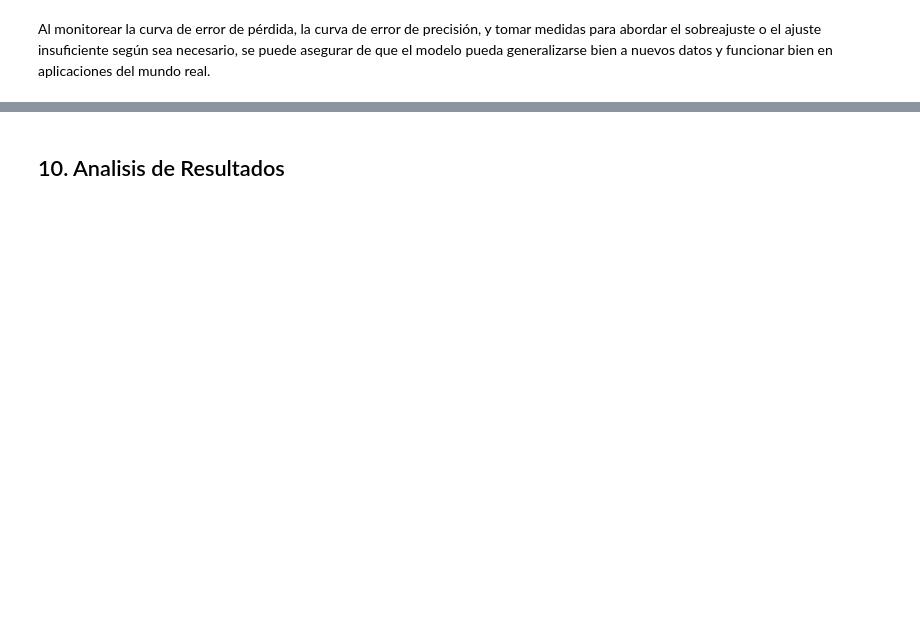
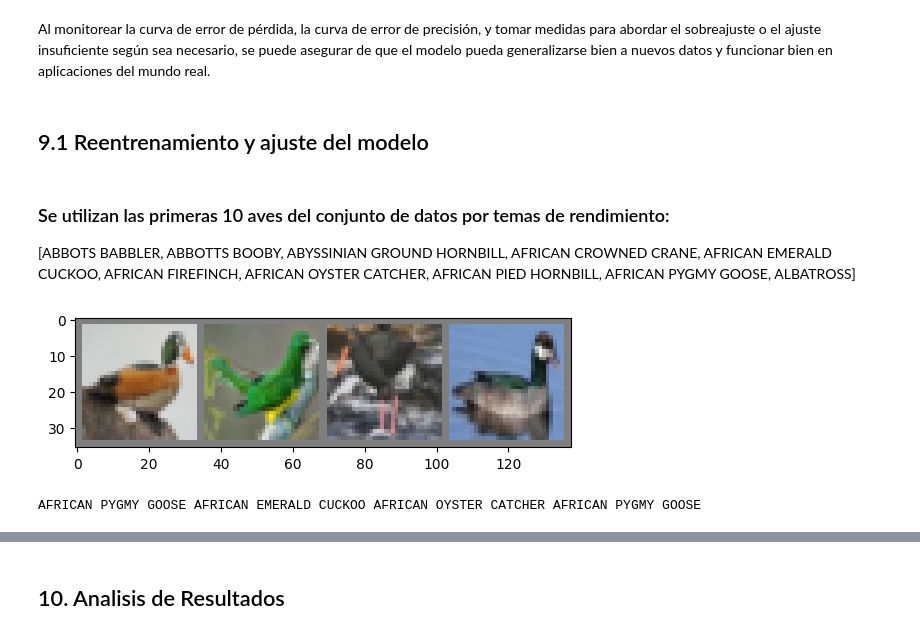
Before and after one commit to fvives99/IA, a Jupyter notebook: TP03/TP03_1.ipynb, the cells around one changed output, grey strips where cells are left out. Cells and saved outputs as stored; diff of their text form; code cells hidden in the pictures; blank space fills up the shorter version.

```diff
--- a/TP03/TP03_1.ipynb
+++ b/TP03/TP03_1.ipynb
@@ -372,2 +389,58 @@ plt.show()
 # %% [markdown]
 Al monitorear la curva de error de pérdida, la curva de error de precisión, y tomar medidas para abordar el sobreajuste o el ajuste insuficiente según sea necesario, se puede asegurar de que el modelo pueda generalizarse bien a nuevos datos y funcionar bien en aplicaciones del mundo real.
+# %% [markdown]
+## 9.1 Reentrenamiento y ajuste del modelo
+# %% [markdown]
+### Se utilizan las primeras 10 aves del conjunto de datos por temas de rendimiento:
+
+[ABBOTS BABBLER, ABBOTTS BOOBY, ABYSSINIAN GROUND HORNBILL, AFRICAN CROWNED CRANE, AFRICAN EMERALD CUCKOO, AFRICAN FIREFINCH, AFRICAN OYSTER CATCHER, AFRICAN PIED HORNBILL, AFRICAN PYGMY GOOSE, ALBATROSS]
+# %%
+# Importar bibliotecas necesarias
+import torch
+import torchvision
+import torchvision.transforms as transforms
+import matplotlib.pyplot as plt
+import numpy as np
+
+from torch.utils.data import DataLoader, TensorDataset
+
+# Definir la transformación para cambiar el tamaño y normalizar las imágenes
+transform = transforms.Compose([
+    transforms.Resize((32, 32)),    # Cambiar el tamaño de las imágenes de entrada a 32x32
+    transforms.ToTensor(),          # Convertir las imagenes a tensores PyTorch
+    transforms.Normalize((0.5, 0.5, 0.5), (0.5, 0.5, 0.5))    # Normalizar las imágenes con media y desviación estándar
+])
+
+# Cargar el conjunto de datos "Birds 525 Species" y aplicar la transformación
+train_dataset = torchvision.datasets.ImageFolder(root="/mnt/c/Users/fvive/Desktop/SEG1/SEG1_Light - 10/train", transform=transform)
+test_dataset = torchvision.datasets.ImageFolder(root="/mnt/c/Users/fvive/Desktop/SEG1/SEG1_Light - 10/test", transform=transform)
+
+# Definir los data loaders (cargadores de datos)
+batch_size = 100
+train_loader = torch.utils.data.DataLoader(train_dataset, batch_size=batch_size, shuffle=True)    # Mezclar los datos de entrenamiento
+test_loader = torch.utils.data.DataLoader(test_dataset, batch_size=batch_size, shuffle=False)    # No Mezclar los datos de entrenamiento
+
+# Definir el nombre de las clases
+class_names = train_dataset.classes
+
+# Mostrar algunas imágenes de muestra
+def imshow(img):
+    img = img / 2 + 0.5     # Desnormalizar los datos de las imagenes
+    npimg = img.numpy()
+    plt.imshow(np.transpose(npimg, (1, 2, 0)))    # Reorgannizar las dimensiones de las imagenes
+    plt.show()
+
+# Obtener datos de entrenamiento
+data_iter = iter(train_loader)
+images, labels = next(data_iter)
+
+# Mostrar las imágenes de muestra con sus etiquetas correspondientes
+
+# Mostrar las primeras 4 imágenes del lote
+imshow(torchvision.utils.make_grid(images[:4]))
+
+# Imprime las etiquetas correspondientes de las primeras 4 imágenes
+print(' '.join('%5s' % class_names[labels[j]] for j in range(4)))    # Print the corresponding labels of the first 4 images
+# %% [output]
+[figure, added]
+AFRICAN PYGMY GOOSE AFRICAN EMERALD CUCKOO AFRICAN OYSTER CATCHER AFRICAN PYGMY GOOSE
```
Also changed, not shown: parts of 17 cells of this notebook.
